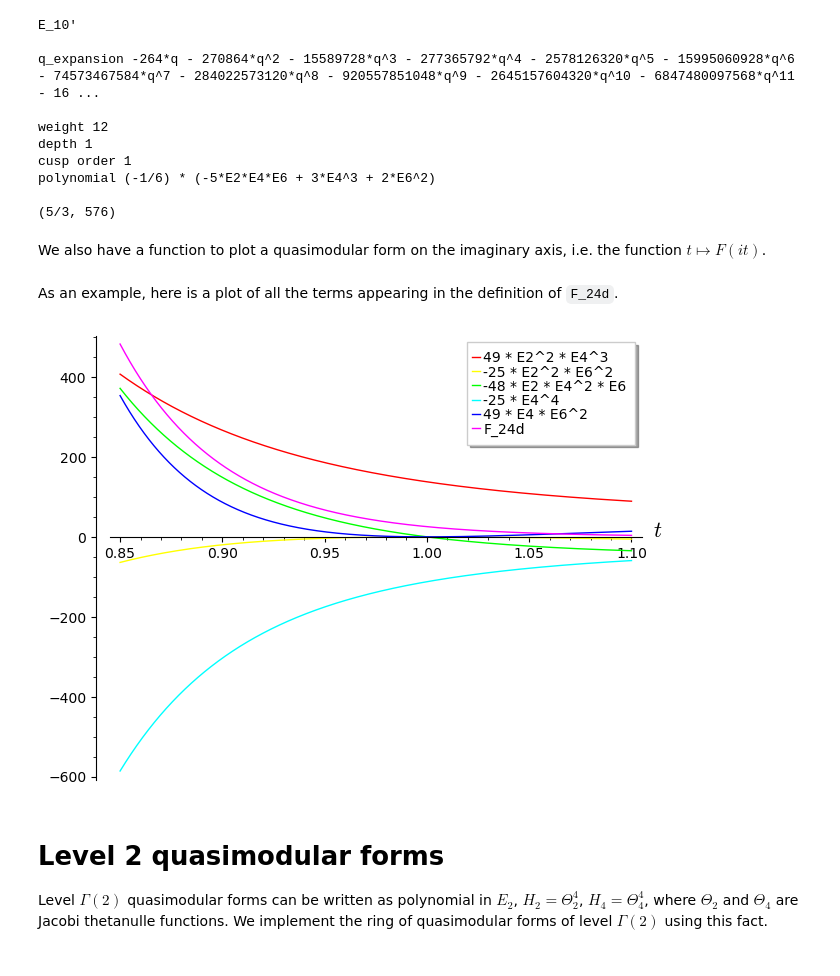
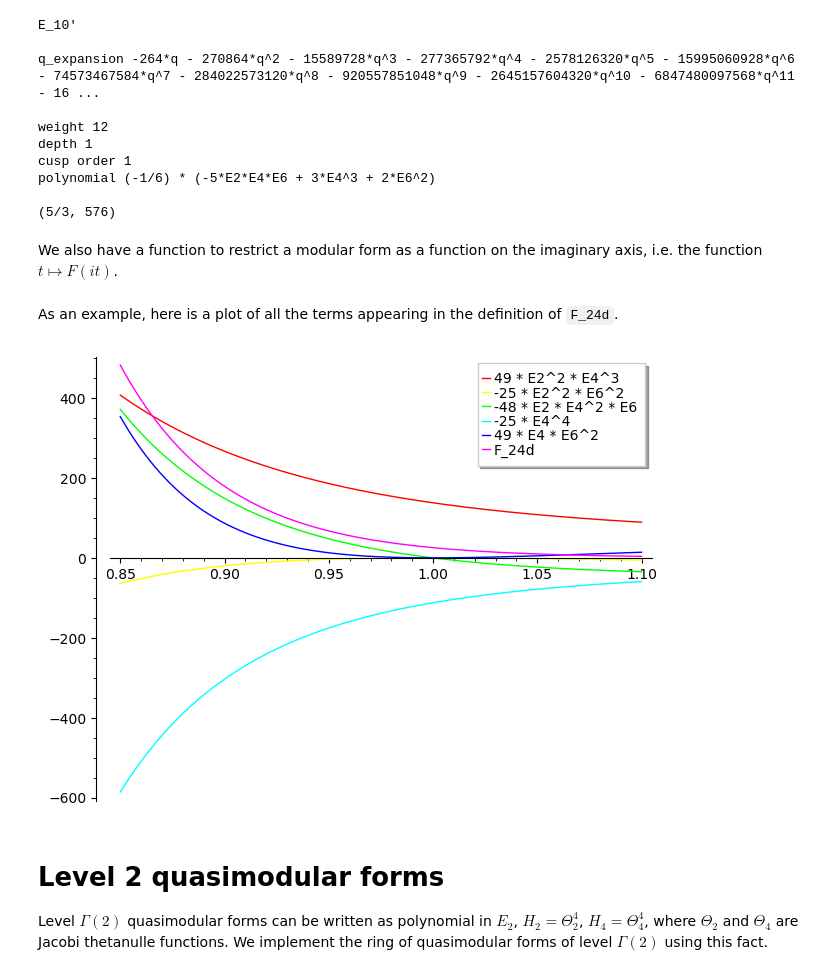
Before and after one commit to seewoo5/posqmf, a Jupyter notebook: positive_qmf.ipynb, the cells around one changed output. Saved outputs shown, nothing was run; the diff lists cells and outputs as text; code cells hidden in the pictures.

```diff
--- a/positive_qmf.ipynb
+++ b/positive_qmf.ipynb
@@ -154,7 +167,7 @@ polynomial (-1/6) * (-5*E2*E4*E6 + 3*E4^3 + 2*E6^2)
 
 (5/3, 576)
 # %% [markdown]
-We also have a function to plot a quasimodular form on the imaginary axis, i.e. the function $t \mapsto F(it)$.
+We also have a function to restrict a modular form as a function on the imaginary axis, i.e. the function $t \mapsto F(it)$.
 # %%
 def qm_to_func(qm, prec=100):
     t = var('t')
@@ -193,16 +181,19 @@ As an example, here is a plot of all the terms appearing in the definition of `F
 # %%
 F_24d = 49 * E2^2 * E4^3 - 25 * E2^2 * E6^2 - 48 * E2 * E4^2 * E6 - 25 * E4^4 + 49 * E4 * E6^2
 C1 = 49 * E2^2 * E4^3
 C2 = - 25 * E2^2 * E6^2
 C3 = - 48 * E2 * E4^2 * E6
 C4 = - 25 * E4^4
 C5 = 49 * E4 * E6^2
 
 ls = [C1, C2, C3, C4, C5, F_24d]
 names = ["49 * E2^2 * E4^3", "-25 * E2^2 * E6^2", "-48 * E2 * E4^2 * E6", "-25 * E4^4", "49 * E4 * E6^2", "F_24d"]
-plot_imag_axis(ls, low_t=0.85, high_t=1.1, names=names)
+plots = [
+    plot(qm_to_func(ls[i]), (t, 0.85, 1.1), color=rainbow(len(ls))[i], legend_label=names[i]) for i in range(len(ls))
+]
+show(sum(plots))
 # %% [output]
-[figure, old version]
+[figure, new version]
 # %% [markdown]
 # Level 2 quasimodular forms
 
```
Also changed, not shown: parts of 35 cells of this notebook.
